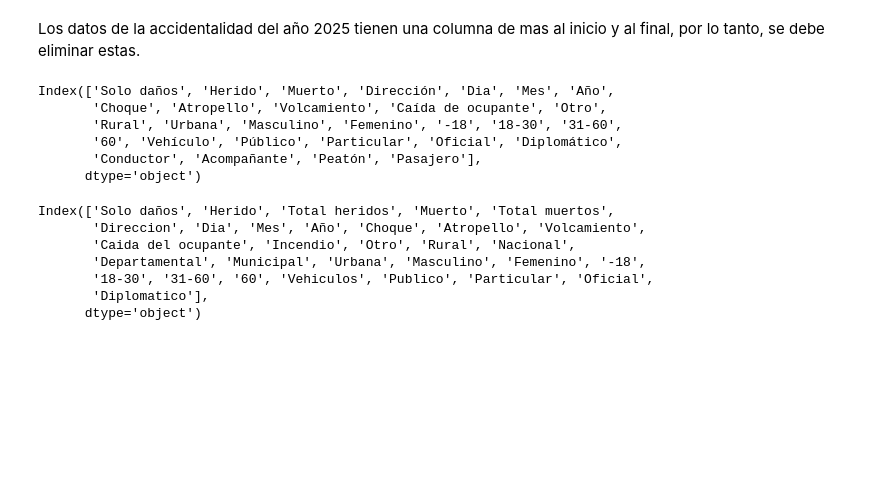
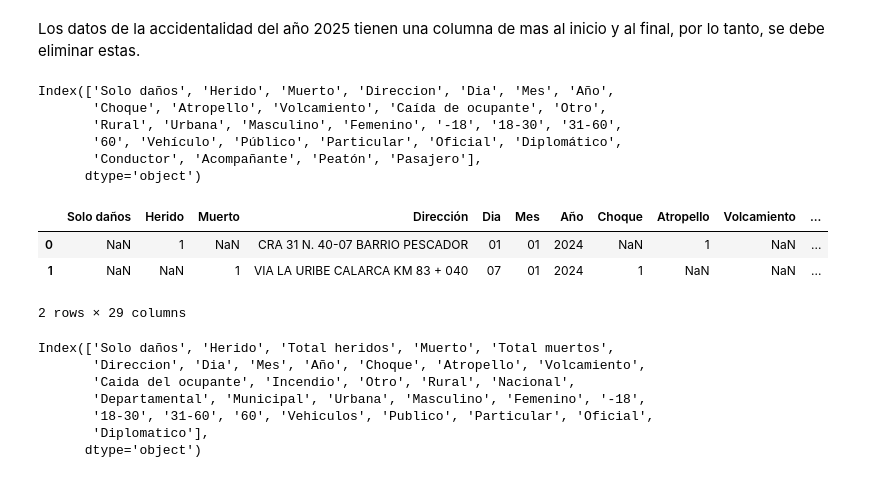
Before and after one commit to Datos-al-Ecosistema-2025-Grupo-190/calarca-en-ruedas, a Jupyter notebook: src/estandarizacion.ipynb, the cells around one changed output. Cells and saved outputs as stored; diff of their text form; code cells hidden in the pictures; blank space fills up the shorter version.

```diff
--- a/src/estandarizacion.ipynb
+++ b/src/estandarizacion.ipynb
@@ -664,18 +725,26 @@ accidentalidad_2024.rename(columns={
     'A.A': 'Año',
     'D.D': 'Dia',
     'M.M': 'Mes',
+    'Dirección': 'Direccion'
 }, inplace=True)
 
 accidentalidad_2024.columns = list(map(lambda x: str(x).strip().capitalize(), accidentalidad_2024.columns))
 
 accidentalidad_2024.columns
 # %% [output]
-Index(['Solo daños', 'Herido', 'Muerto', 'Dirección', 'Dia', 'Mes', 'Año',
+Index(['Solo daños', 'Herido', 'Muerto', 'Direccion', 'Dia', 'Mes', 'Año',
        'Choque', 'Atropello', 'Volcamiento', 'Caída de ocupante', 'Otro',
        'Rural', 'Urbana', 'Masculino', 'Femenino', '-18', '18-30', '31-60',
        '60', 'Vehículo', 'Público', 'Particular', 'Oficial', 'Diplomático',
        'Conductor', 'Acompañante', 'Peatón', 'Pasajero'],
       dtype='object')
+# %%
+accidentalidad_2024.head(2)
+# %% [output]
+|  | Solo daños | Herido | Muerto | Dirección | Dia | Mes | Año | Choque | Atropello | Volcamiento | ... |
+| 0 | NaN | 1 | NaN | CRA 31 N. 40-07 BARRIO PESCADOR | 01 | 01 | 2024 | NaN | 1 | NaN | ... |
+| 1 | NaN | NaN | 1 | VIA LA URIBE CALARCA KM 83 + 040 | 07 | 01 | 2024 | 1 | NaN | NaN | ... |
+2 rows × 29 columns
 # %%
 accidentalidad_2025.rename(columns={
     'A.A': 'Año',
```
Also changed, not shown: parts of 13 cells of this notebook.
